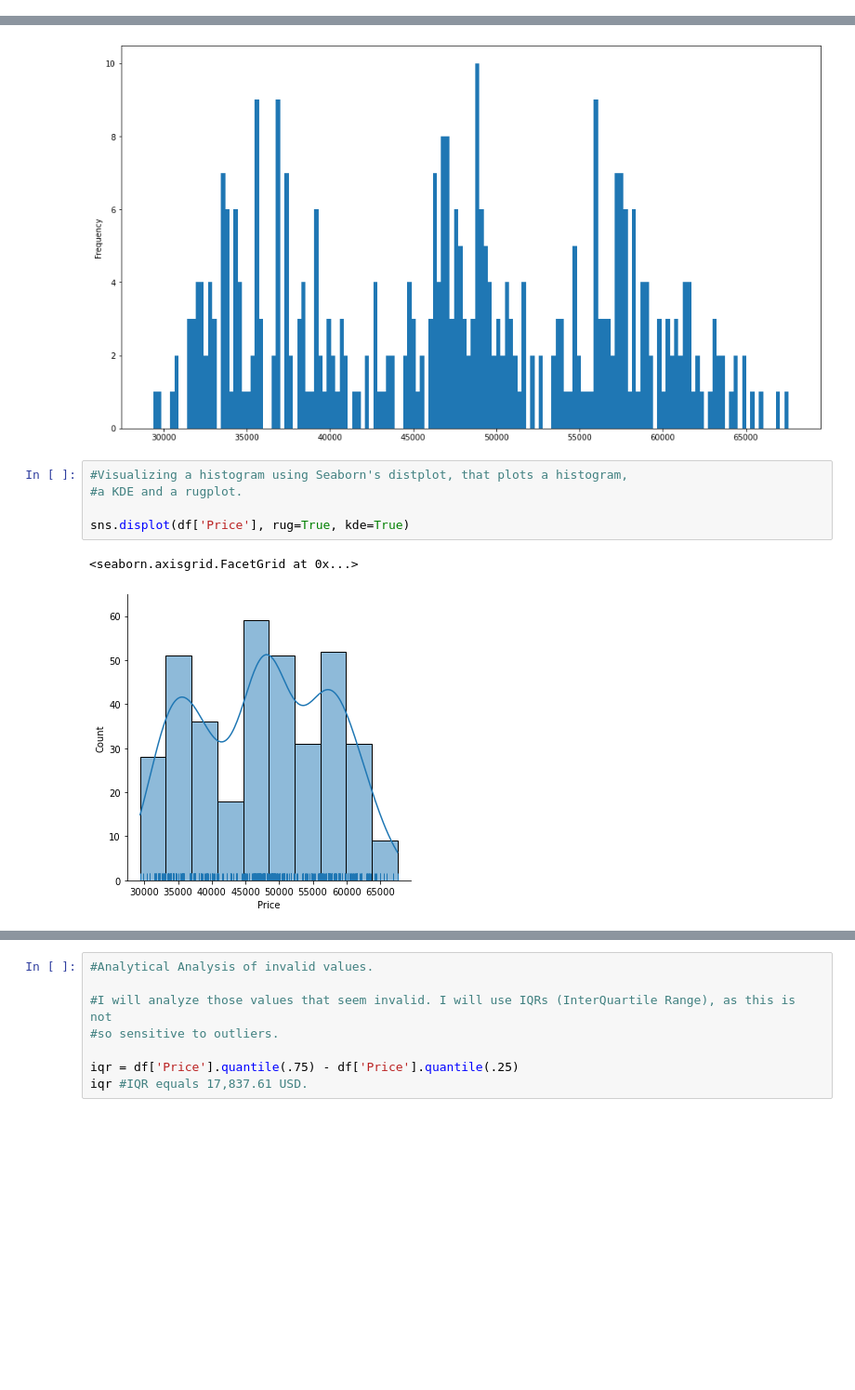
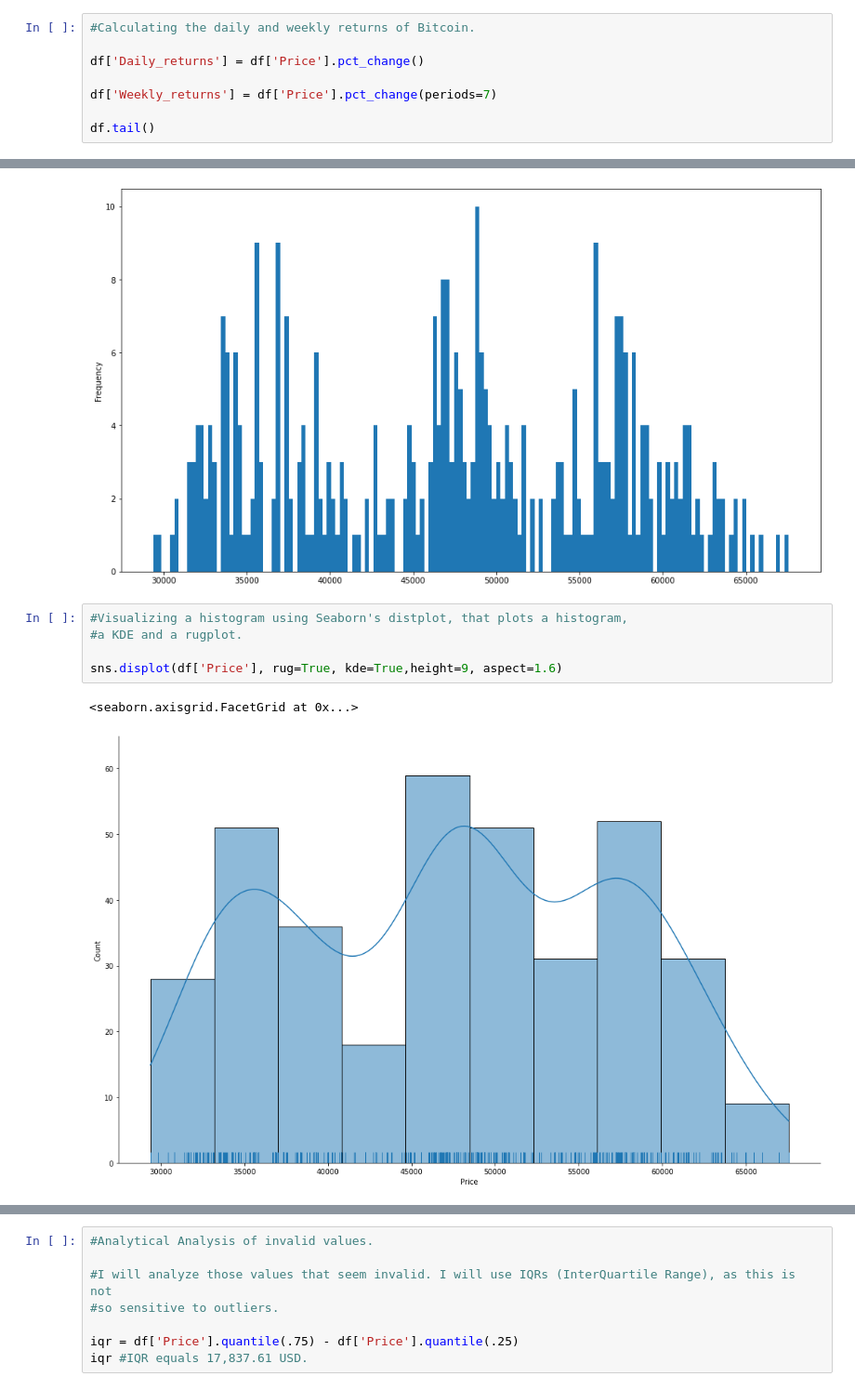
Before and after one commit to davidgomezpr1/Python-Data-Cleaning, a Jupyter notebook: BTC_Price_Data_Analysis.ipynb, the cells around one changed output, grey strips where cells are left out. Shown at 93% size. Saved outputs shown, nothing was run; the diff lists cells and outputs as text; blank space fills up the shorter version.

```diff
--- a/BTC_Price_Data_Analysis.ipynb
+++ b/BTC_Price_Data_Analysis.ipynb
@@ -105,0 +124,8 @@ df.head()
+# %%
+#Calculating the daily and weekly returns of Bitcoin.
+
+df['Daily_returns'] = df['Price'].pct_change()
+
+df['Weekly_returns'] = df['Price'].pct_change(periods=7)
+
+df.tail()
@@ -124,8 +209,8 @@ df['Price'].plot(kind= 'hist', bins=150, figsize=(16,9)) #Visualizing the distri
 # %%
 #Visualizing a histogram using Seaborn's distplot, that plots a histogram,
 #a KDE and a rugplot.
 
-sns.displot(df['Price'], rug=True, kde=True)
+sns.displot(df['Price'], rug=True, kde=True,height=9, aspect=1.6)
 # %% [output]
 <seaborn.axisgrid.FacetGrid at 0x...>
-[figure, old version]
+[figure, new version]
```
Also changed, not shown: parts of 13 cells of this notebook.
